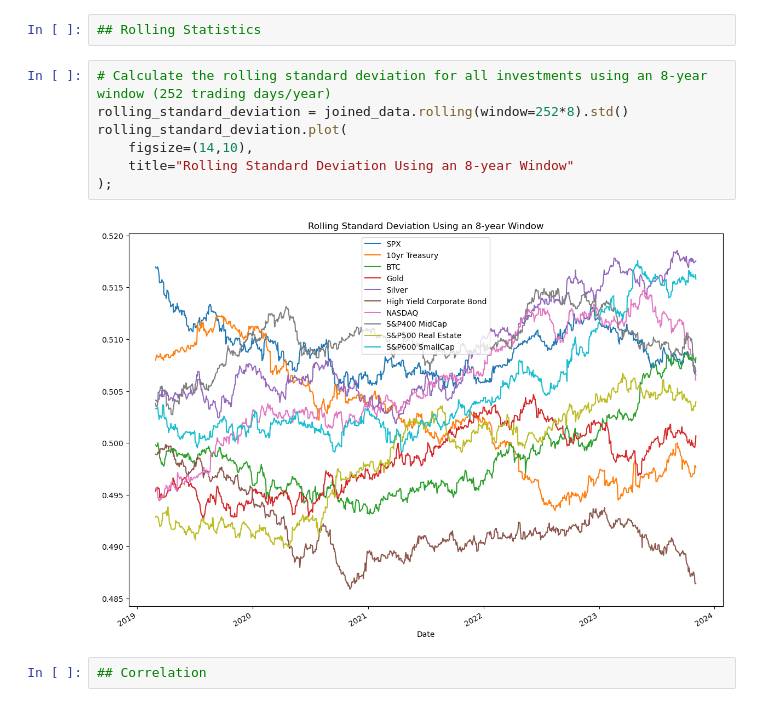
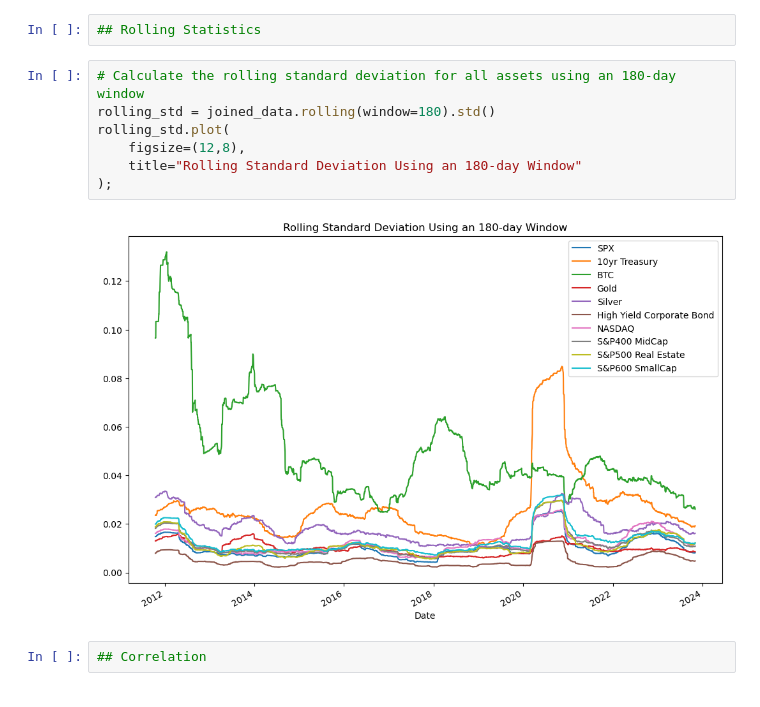
Before and after one commit to Graci98/Group-1, a Jupyter notebook: investment_analysis.ipynb, the cells around one changed output. Cells and saved outputs as stored; diff of their text form.

```diff
--- a/investment_analysis.ipynb
+++ b/investment_analysis.ipynb
@@ -466,13 +437,13 @@ portfolio_std.plot.hist(stacked=True, bins=200, alpha=0.8, figsize=(10,8), title
 # %%
 ## Rolling Statistics
 # %%
-# Calculate the rolling standard deviation for all investments using an 8-year window (252 trading days/year)
-rolling_standard_deviation = joined_data.rolling(window=252*8).std()
-rolling_standard_deviation.plot(
-    figsize=(14,10),
-    title="Rolling Standard Deviation Using an 8-year Window"
+# Calculate the rolling standard deviation for all assets using an 180-day window
+rolling_std = joined_data.rolling(window=180).std()
+rolling_std.plot(
+    figsize=(12,8),
+    title="Rolling Standard Deviation Using an 180-day Window"
 );
 # %% [output]
-[figure, old version]
+[figure, new version]
 # %%
 ## Correlation
```
Also changed, not shown: parts of 12 cells of this notebook.
